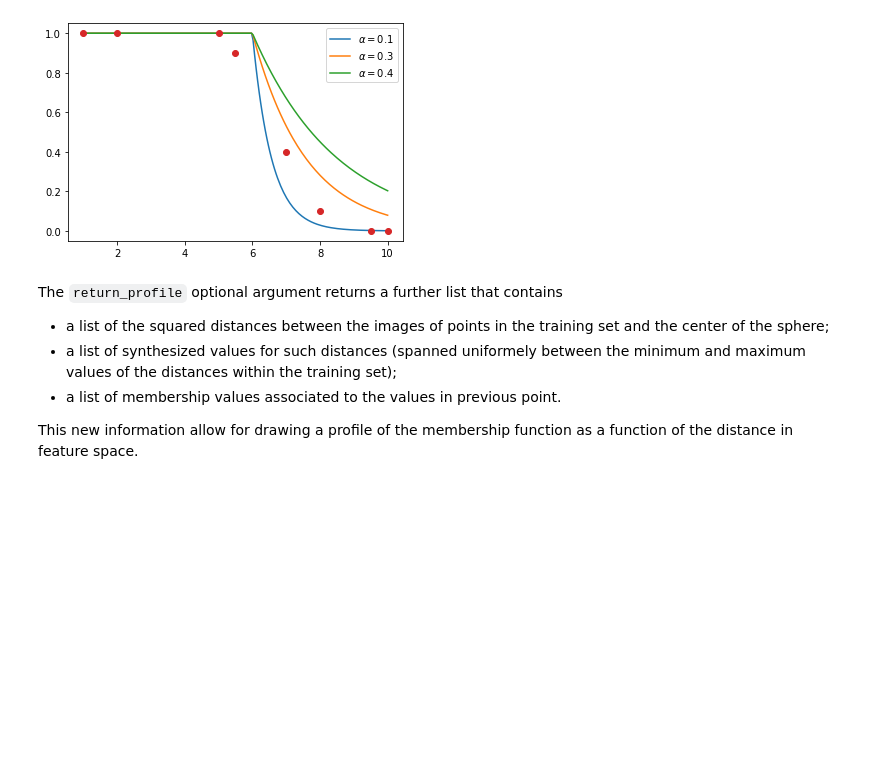
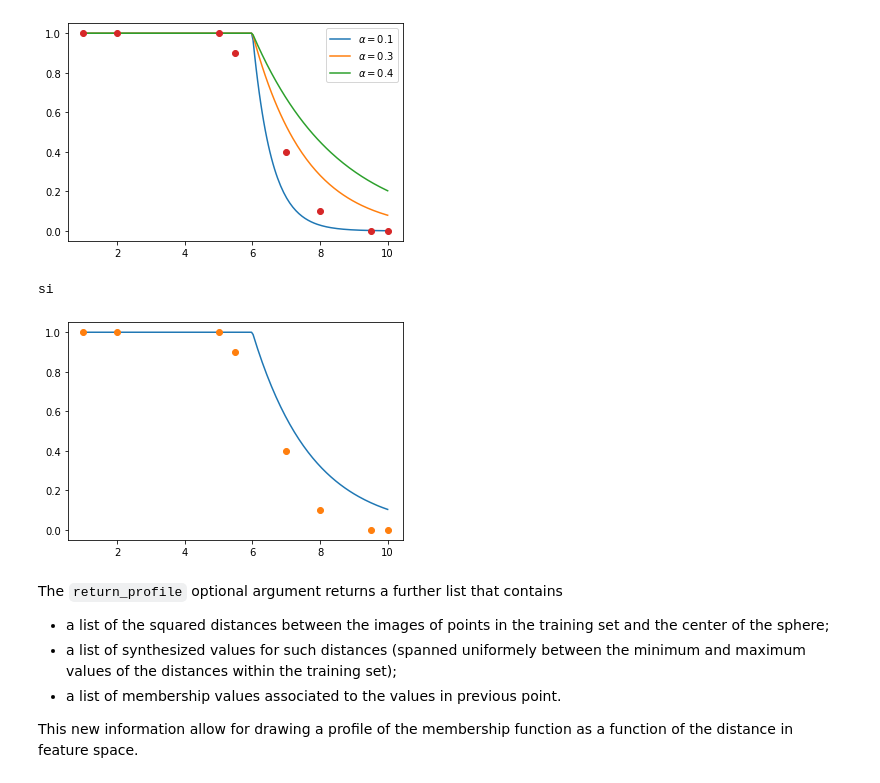
Before and after one commit to ManuelDileo/mulearn, a Jupyter notebook: 01_fuzzifiers.ipynb, the cells around one changed output. Saved outputs shown, nothing was run; the diff lists cells and outputs as text; code cells hidden in the pictures; blank space fills up the shorter version.

```diff
--- a/01_fuzzifiers.ipynb
+++ b/01_fuzzifiers.ipynb
@@ -637,7 +637,7 @@ class ExponentialFuzzifier(Fuzzifier):
                     x_to_sq_dist): #was estimated_square_distance_from_center
         r'''Returns a function that transforms the square distance between
         center of the learnt sphere and the image of a point in original
-        space into a crisp membership degree having the form
+        space into a membership degree having the form
 
         $$ \mu(r) = \begin{cases}
           1    & \text{if $r \leq r_\text{crisp}$,} \\
@@ -692,7 +692,7 @@ class ExponentialFuzzifier(Fuzzifier):
 
         elif self.profile == 'alpha':
             r_sample = map(x_to_sq_dist, self.sample \
-                                         if self.sample else self.xs)
+                            if self.sample is not None else self.xs)
 
             q = np.percentile([s - sq_radius for s in r_sample
                                              if s > sq_radius],
@@ -861,6 +861,21 @@ plt.legend()
 plt.show()
 # %% [output]
 [figure]
+# %%
+if s is not None:
+    print('si')
+# %% [output]
+si
+# %%
+s = np.random.uniform(0, 10, size=100)
+
+f = ExponentialFuzzifier(xs,mus, profile='alpha', alpha=alpha, sample=s)
+[mu] = f.get_membership(2, lambda x: x/3)
+plt.plot(x, list(map(mu, x)), label=fr'$\alpha = {alpha}$')
+plt.plot(xs, mus, 'o')
+plt.show()
+# %% [output]
+[figure, added]
 # %% [markdown]
 The `return_profile` optional argument returns a further list that contains
 - a list of the squared distances between the images of points in the
```
Also changed, not shown: parts of 5 cells of this notebook, 3 other files.
